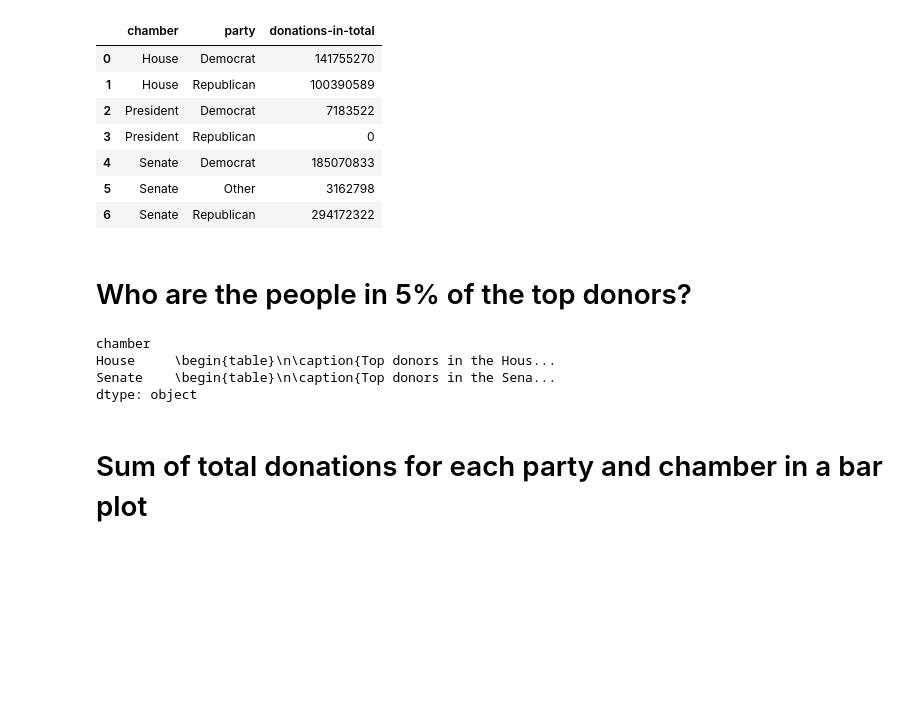
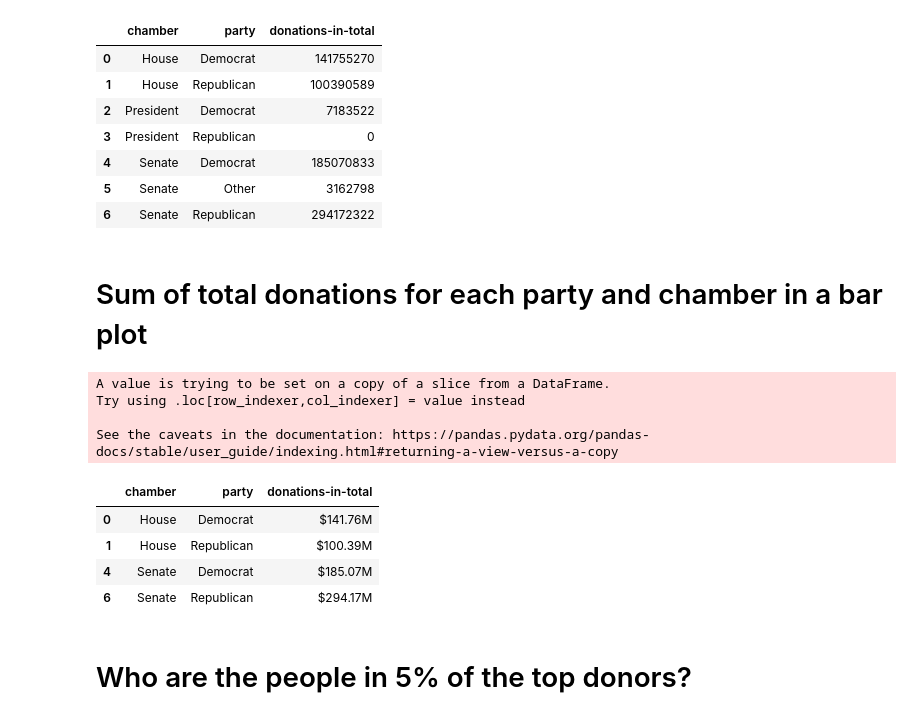
Before and after one commit to DueViktor/DonorIdeo, a Jupyter notebook: DonorIdeo/eda.ipynb, the cells around one changed output. Cells and saved outputs as stored; diff of their text form; code cells hidden in the pictures; blank space fills up the shorter version.

```diff
--- a/DonorIdeo/eda.ipynb
+++ b/DonorIdeo/eda.ipynb
@@ -581,6 +581,37 @@ total_donations
 | 4 | Senate | Democrat | 185070833 |
 | 5 | Senate | Other | 3162798 |
 | 6 | Senate | Republican | 294172322 |
+# %% [markdown]
+# Sum of total donations for each party and chamber in a bar plot
+# %%
+import pandas as pd
+
+# exclude the "Other" party and the "President" chamber
+total_donations = total_donations[
+    ~(
+        (total_donations["party"] == "Other")
+        | (total_donations["chamber"] == "President")
+    )
+]
+
+# Similar to this: top_donors["donations-in-total"] = top_donors["donations-in-total"].apply(lambda x: f"${x/1000000:.2f}M")
+total_donations["donations-in-total"] = total_donations["donations-in-total"].apply(
+    lambda x: f"${x/1000000:.2f}M"
+)
+
+# Now, you can export this filtered DataFrame to a CSV file
+total_donations.to_csv(ASSETS_DIR / "total_donations_table.csv", index=False)
+total_donations
+# %% [output]
+A value is trying to be set on a copy of a slice from a DataFrame.
+Try using .loc[row_indexer,col_indexer] = value instead
+
+See the caveats in the documentation: https://pandas.pydata.org/pandas-docs/stable/user_guide/indexing.html#returning-a-view-versus-a-copy
+|  | chamber | party | donations-in-total |
+| 0 | House | Democrat | $141.76M |
+| 1 | House | Republican | $100.39M |
+| 4 | Senate | Democrat | $185.07M |
+| 6 | Senate | Republican | $294.17M |
 # %% [markdown]
 # Who are the people in 5% of the top donors?
 # %%
@@ -596,21 +627,18 @@ top_donors["donations-in-total"] = top_donors["donations-in-total"].apply(
     lambda x: f"${x/1000000:.2f}M"
 )
 
-# save to a latex table grouped by chamber
-print(
-    top_donors.groupby("chamber").apply(
-        lambda x: x[["bioname", "party", "donations-in-total"]].to_latex(
-            index=False, caption=f"Top donors in the {x['chamber'].values[0]}"
-        )
-    )
+# the order of the columns should be: name, chamber, party, donations-in-total,
+top_donors = top_donors[["bioname", "chamber", "party", "donations-in-total"]]
+
+# Rename "donations-in-total" to "Total" and capitalize the column names
+top_donors = top_donors.rename(
+    columns={
+        "bioname": "Name",
+        "chamber": "Chamber",
+        "party": "Party",
+        "donations-in-total": "Total",
+    }
 )
 
-
-# top_donors
+# save the top donors as a grouped csv
+top_donors.to_csv(ASSETS_DIR / "top_donors.csv", index=False, header=True)
-# %% [output]
-chamber
-House     \begin{table}\n\caption{Top donors in the Hous...
-Senate    \begin{table}\n\caption{Top donors in the Sena...
-dtype: object
-# %% [markdown]
-# Sum of total donations for each party and chamber in a bar plot
```
Also changed, not shown: parts of 7 cells of this notebook, 8 other files.
